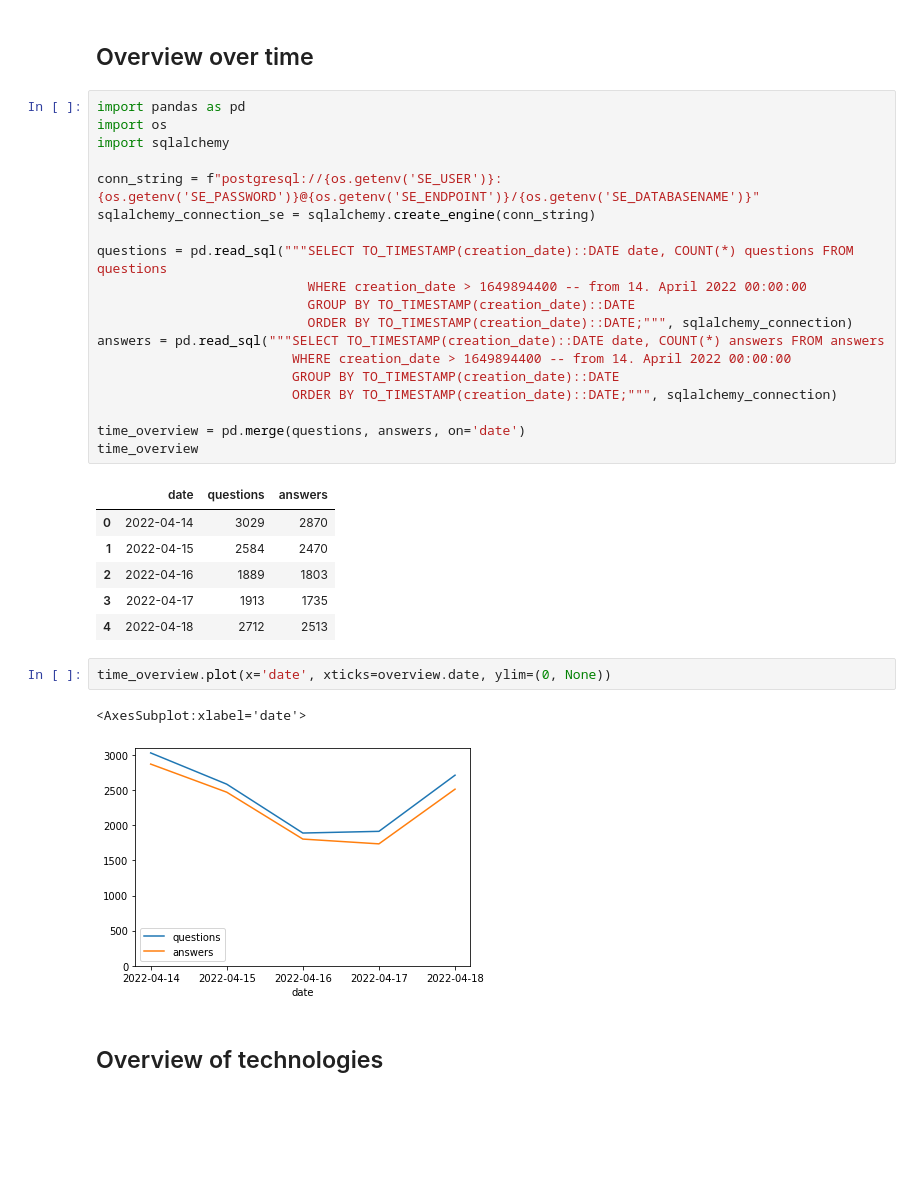
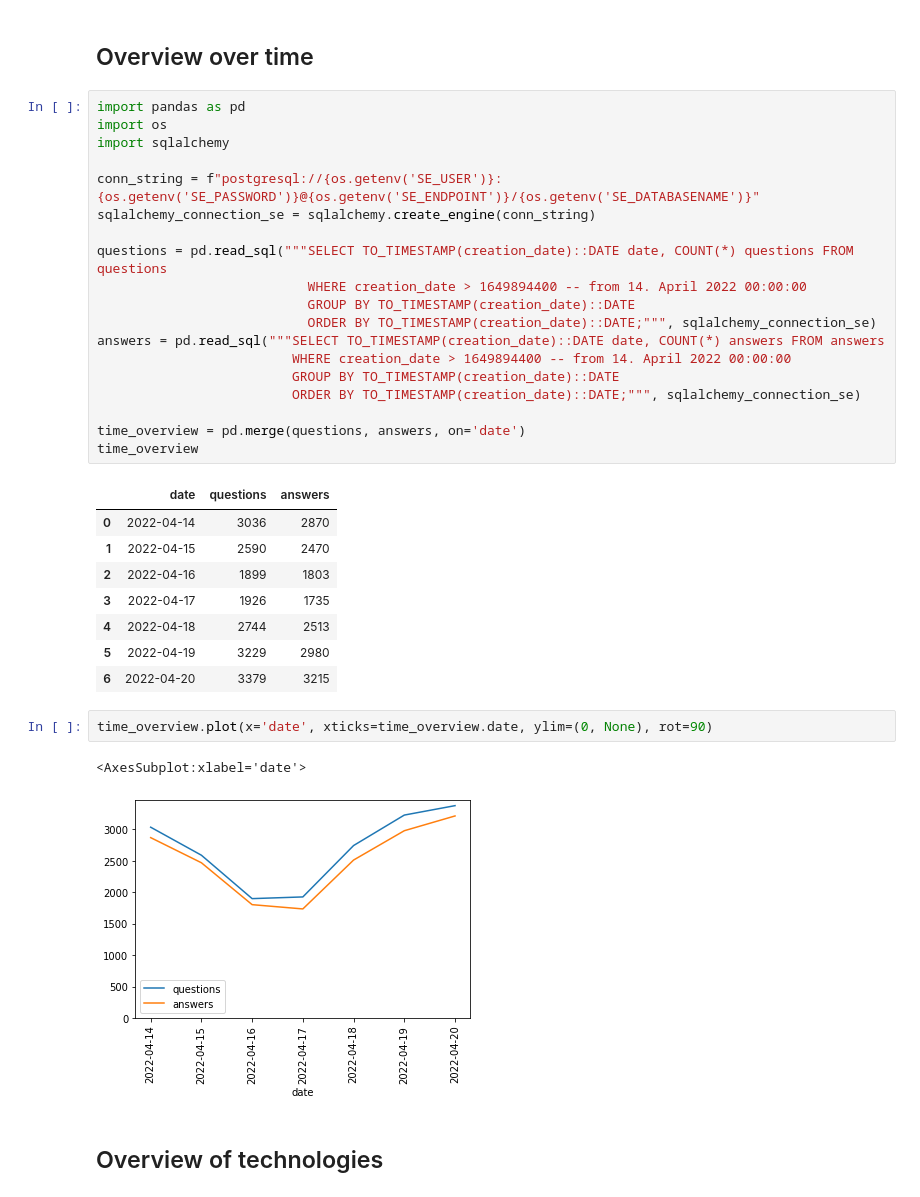
Before and after one commit to lrettich/dwl-project-flt, a Jupyter notebook: additional_code/data_analysis/Data_analysis_data_lake_StackExchange.ipynb, the cells around one changed output. Saved outputs shown, nothing was run; the diff lists cells and outputs as text; blank space fills up the shorter version.

```diff
--- a/additional_code/data_analysis/Data_analysis_data_lake_StackExchange.ipynb
+++ b/additional_code/data_analysis/Data_analysis_data_lake_StackExchange.ipynb
@@ -15,26 +15,28 @@ sqlalchemy_connection_se = sqlalchemy.create_engine(conn_string)
 questions = pd.read_sql("""SELECT TO_TIMESTAMP(creation_date)::DATE date, COUNT(*) questions FROM questions
                            WHERE creation_date > 1649894400 -- from 14. April 2022 00:00:00
                            GROUP BY TO_TIMESTAMP(creation_date)::DATE
-                           ORDER BY TO_TIMESTAMP(creation_date)::DATE;""", sqlalchemy_connection)
+                           ORDER BY TO_TIMESTAMP(creation_date)::DATE;""", sqlalchemy_connection_se)
 answers = pd.read_sql("""SELECT TO_TIMESTAMP(creation_date)::DATE date, COUNT(*) answers FROM answers
                          WHERE creation_date > 1649894400 -- from 14. April 2022 00:00:00
                          GROUP BY TO_TIMESTAMP(creation_date)::DATE
-                         ORDER BY TO_TIMESTAMP(creation_date)::DATE;""", sqlalchemy_connection)
+                         ORDER BY TO_TIMESTAMP(creation_date)::DATE;""", sqlalchemy_connection_se)
 
 time_overview = pd.merge(questions, answers, on='date')
 time_overview
 # %% [output]
 |  | date | questions | answers |
-| 0 | 2022-04-14 | 3029 | 2870 |
-| 1 | 2022-04-15 | 2584 | 2470 |
-| 2 | 2022-04-16 | 1889 | 1803 |
-| 3 | 2022-04-17 | 1913 | 1735 |
-| 4 | 2022-04-18 | 2712 | 2513 |
+| 0 | 2022-04-14 | 3036 | 2870 |
+| 1 | 2022-04-15 | 2590 | 2470 |
+| 2 | 2022-04-16 | 1899 | 1803 |
+| 3 | 2022-04-17 | 1926 | 1735 |
+| 4 | 2022-04-18 | 2744 | 2513 |
+| 5 | 2022-04-19 | 3229 | 2980 |
+| 6 | 2022-04-20 | 3379 | 3215 |
 # %%
-time_overview.plot(x='date', xticks=overview.date, ylim=(0, None))
+time_overview.plot(x='date', xticks=time_overview.date, ylim=(0, None), rot=90)
 # %% [output]
 <AxesSubplot:xlabel='date'>
-[figure, old version]
+[figure, new version]
 # %% [markdown]
 ## Overview of technologies
 # %%
```
Also changed, not shown: parts of 2 cells of this notebook.
